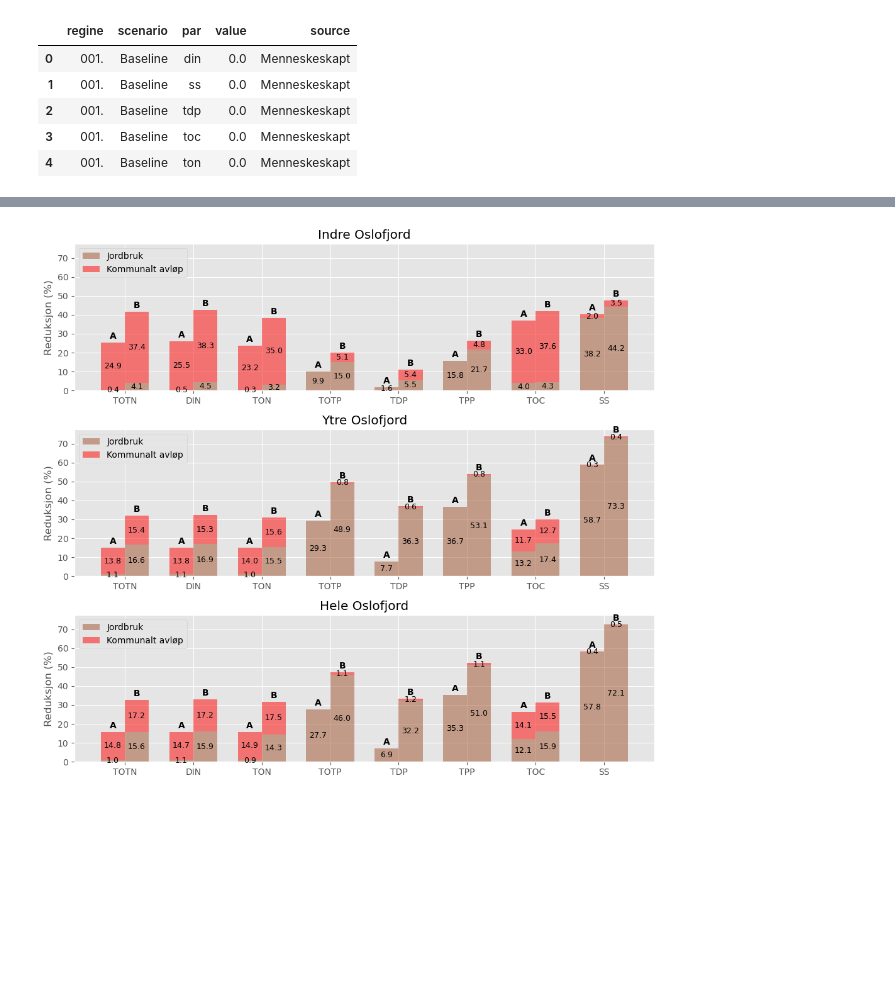
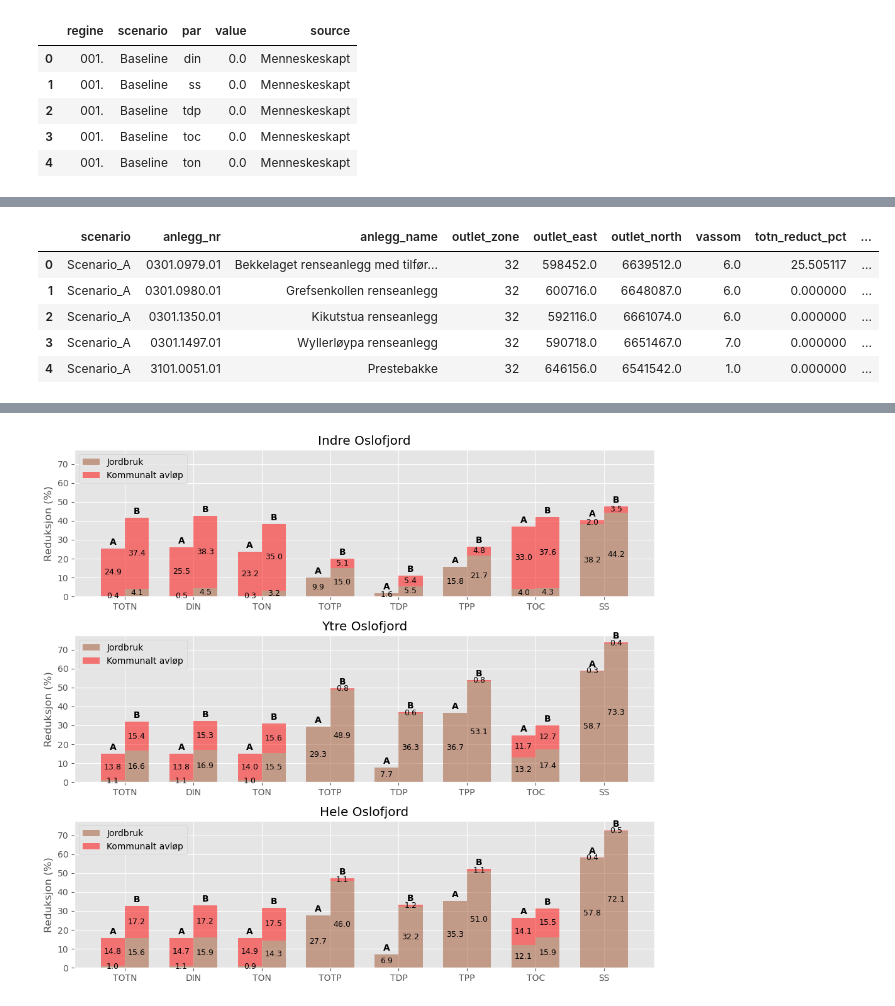
Before and after one commit to NIVANorge/oslomod_phase3_teotil, a Jupyter notebook: code/06_report_plots.ipynb, the cells around one changed output, grey strips where cells are left out. Drawn from its saved outputs; the diff is of its cells as text; code cells hidden in the pictures; blank space fills up the shorter version.

```diff
--- a/code/06_report_plots.ipynb
+++ b/code/06_report_plots.ipynb
@@ -548,0 +556,82 @@ for scen in scens:
+# %%
+# Calculate percent changes for each WWTP
+xl_path = r"../data/wwtp_scenarios_summary.xlsx"
+pt_df = pd.read_excel(xl_path).dropna(
+    subset=["outlet_zone", "outlet_east", "outlet_north"]
+)
+pt_df["vassom"] = pt_df["regine"].str.split(".", expand=True)[0].astype(int)
+pt_df = pt_df.query("1 <= vassom <= 17")
+
+# TEO3 uses KOF to estimate TOC if available, otherwise BOF5. We're only interested in
+# relative (%) changes here, so patching KOF with BOF5 and calculating the % change
+# should be the same as the % change in TOC
+pt_df["kof_out_tonnes"] = pt_df["kof_out_tonnes"].fillna(pt_df["bof5_out_tonnes"])
+assert pt_df["kof_out_tonnes"].isna().sum() == 0
+pt_df = pt_df.rename(columns={"kof_out_tonnes": "toc_out_tonnes"})
+
+cols = [
+    "scenario",
+    "anlegg_nr",
+    "anlegg_name",
+    "outlet_zone",
+    "outlet_east",
+    "outlet_north",
+    "vassom",
+]
+val_cols = [f"{par}_out_tonnes" for par in pars]
+
+agg_dict = {
+    "anlegg_name": "first",
+    "outlet_zone": "first",
+    "outlet_east": "mean",
+    "outlet_north": "mean",
+    "vassom": "mean",
+}
+for col in val_cols:
+    agg_dict[col] = "sum"
+
+pt_df = (
+    pt_df[cols + val_cols]
+    .groupby(["scenario", "anlegg_nr"])
+    .agg(agg_dict)
+    .reset_index()
+)
+
+base_df = pt_df.query("scenario == 'Baseline'").copy()
+df_list = []
+for scen in scens:
+    scen_df = pt_df.query("scenario == @scen").copy()
+    scen_df = pd.merge(
+        scen_df,
+        base_df[["anlegg_nr"] + val_cols],
+        how="outer",
+        on="anlegg_nr",
+        suffixes=("", "_base"),
+    )
+    for par in pars:
+        scen_df[f"{par}_reduct_pct"] = (
+            100
+            * (scen_df[f"{par}_out_tonnes_base"] - scen_df[f"{par}_out_tonnes"])
+            / scen_df[f"{par}_out_tonnes_base"]
+        )
+        del scen_df[f"{par}_out_tonnes_base"], scen_df[f"{par}_out_tonnes"]
+    df_list.append(scen_df)
+pt_df = pd.concat(df_list, axis="rows").fillna(0)
+pt_df["outlet_zone"] = pt_df["outlet_zone"].astype(int)
+
+pt_df.to_excel("test2.xlsx", index=False)
+# Build gdf
+pt_df = nivapy.spatial.utm_to_wgs84_dd(
+    pt_df, zone="outlet_zone", east="outlet_east", north="outlet_north"
+)
+pt_gdf = gpd.GeoDataFrame(
+    pt_df, geometry=gpd.points_from_xy(pt_df["lon"], pt_df["lat"], crs="epsg:4326")
+).to_crs("epsg:25833")
+pt_gdf.head()
+# %% [output]
+|  | scenario | anlegg_nr | anlegg_name | outlet_zone | outlet_east | outlet_north | vassom | totn_reduct_pct | ... |
+| 0 | Scenario_A | 0301.0979.01 | Bekkelaget renseanlegg med tilfør... | 32 | 598452.0 | 6639512.0 | 6.0 | 25.505117 | ... |
+| 1 | Scenario_A | 0301.0980.01 | Grefsenkollen renseanlegg | 32 | 600716.0 | 6648087.0 | 6.0 | 0.000000 | ... |
+| 2 | Scenario_A | 0301.1350.01 | Kikutstua renseanlegg | 32 | 592116.0 | 6661074.0 | 6.0 | 0.000000 | ... |
+| 3 | Scenario_A | 0301.1497.01 | Wyllerløypa renseanlegg | 32 | 590718.0 | 6651467.0 | 7.0 | 0.000000 | ... |
+| 4 | Scenario_A | 3101.0051.01 | Prestebakke | 32 | 646156.0 | 6541542.0 | 1.0 | 0.000000 | ... |
```
Also changed, not shown: parts of 14 cells of this notebook, 13 other files.
